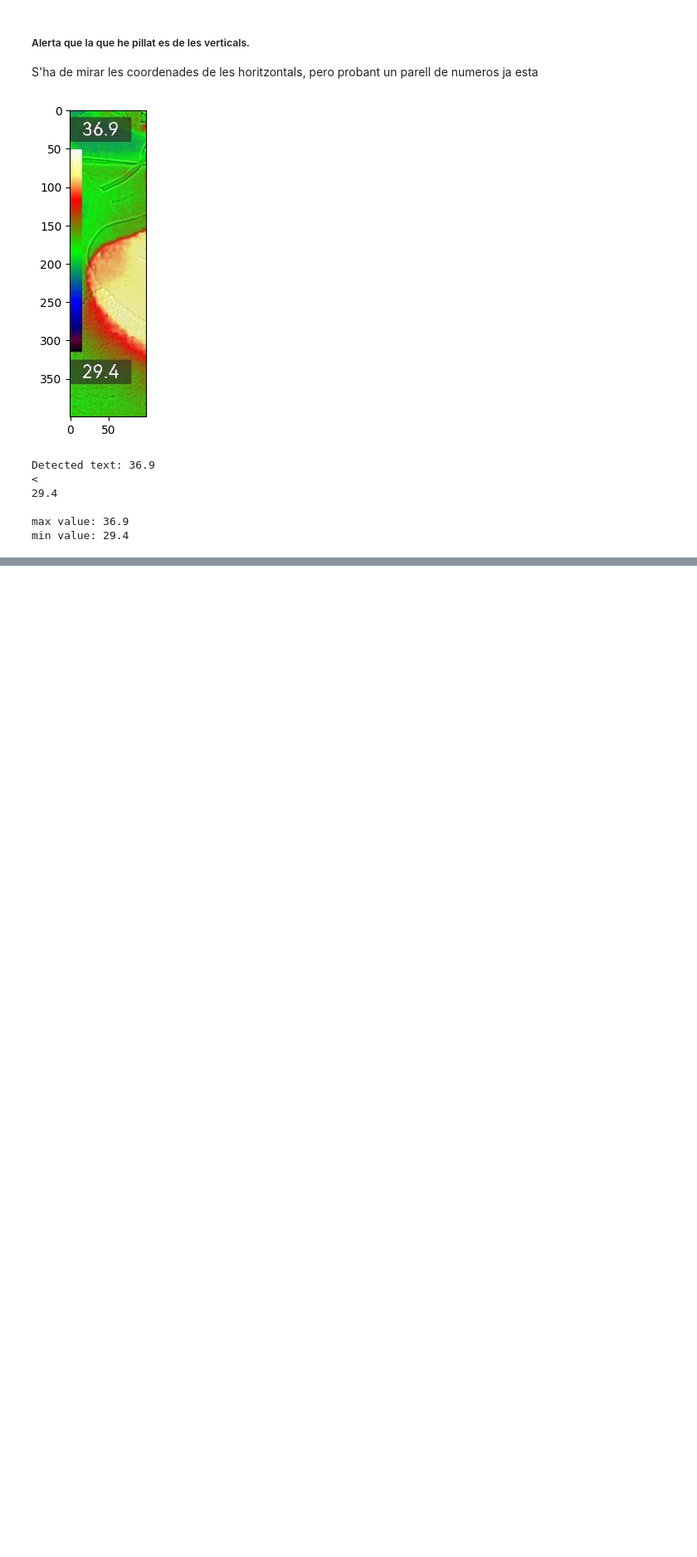
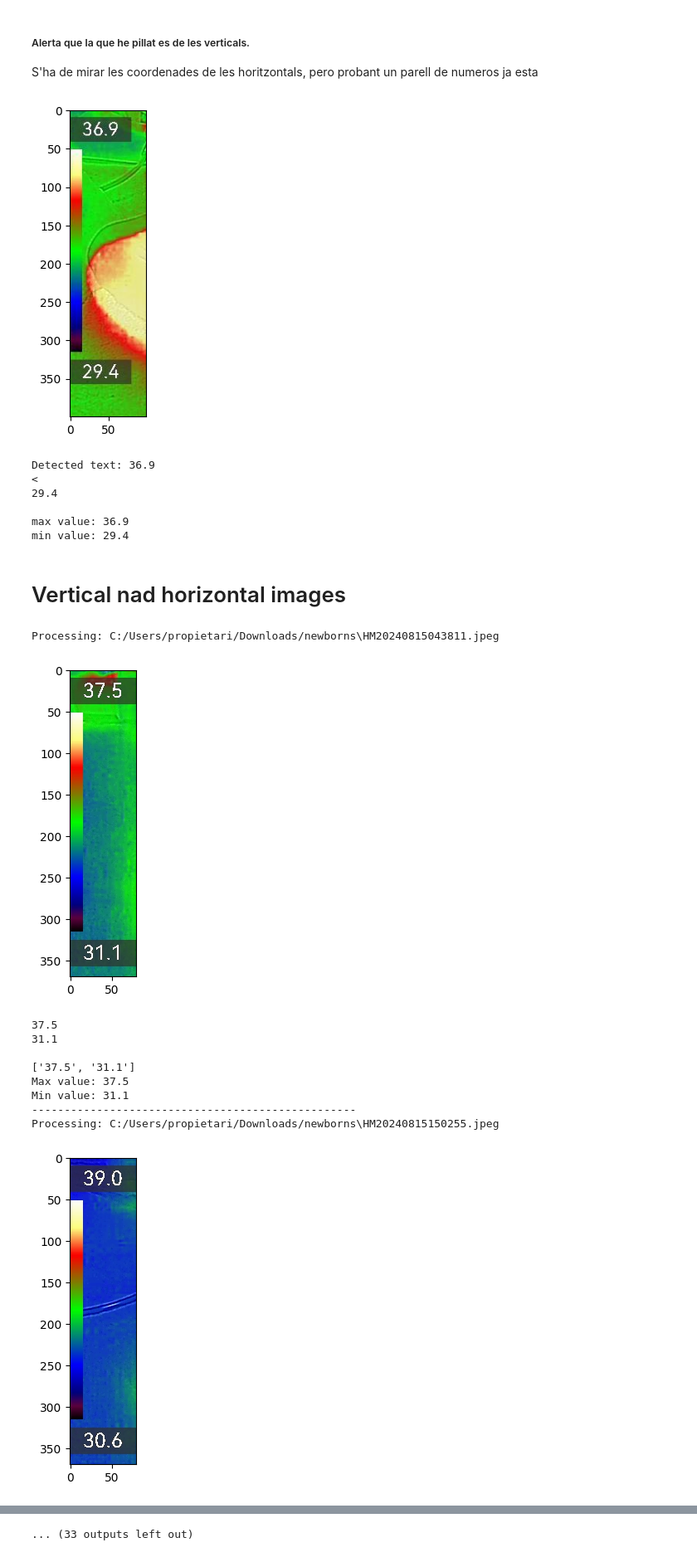
Before and after one commit to Martinacarretta/synthesisII, a Jupyter notebook: temp.ipynb, the cells around one changed output, grey strips where cells are left out. Shown at 83% size. Saved outputs shown, nothing was run; the diff lists cells and outputs as text; code cells hidden in the pictures; blank space fills up the shorter version.

```diff
--- a/temp.ipynb
+++ b/temp.ipynb
@@ -45,3 +45,81 @@ Detected text: 36.9
 
 max value: 36.9
 min value: 29.4
+# %% [markdown]
+# Vertical nad horizontal images
+# %%
+import cv2
+import matplotlib.pyplot as plt
+import pytesseract
+import re
+import glob
+
+# Path to the folder containing images
+folder_path = "C:/Users/propietari/Downloads/newborns/*.jpeg"
+
+# Get a list of all image files in the folder
+image_paths = glob.glob(folder_path)
+
+# Define the region of interest (ROI)
+x, y, w, h = 10, 130, 80, 370
+
+def fix_missing_decimal(num_str):
+    if num_str.isdigit() and len(num_str) == 3:  # Check if it's an integer with 3 digits
+        return f"{num_str[:-1]}.{num_str[-1]}"  # Insert decimal before the last digit
+    return num_str  # Otherwise, return as is
+
+def is_valid_float(num_str):
+    return '.' in num_str and num_str.replace('.', '', 1).isdigit()
+
+# Iterate through each image in the folder
+for path in image_paths:
+    print(f"Processing: {path}")
+
+    # Load the image
+    image = cv2.imread(path)
+    if image is None:
+        print(f"Error loading image: {path}")
+        continue
+
+    # Select the region of interest
+    square_region = image[y:y+h, x:x+w]
+
+    # Plot the region
+    plt.imshow(cv2.cvtColor(square_region, cv2.COLOR_BGR2RGB))
+    plt.show()
+
+    # Preprocess the image (convert to grayscale and apply thresholding)
+    gray = cv2.cvtColor(square_region, cv2.COLOR_BGR2GRAY)
+    _, thresh = cv2.threshold(gray, 150, 255, cv2.THRESH_BINARY_INV)
+
+    # Use Tesseract OCR to extract text
+    custom_config = r'--oem 3 --psm 6'
+    text = pytesseract.image_to_string(thresh, config=custom_config)
+    print(text)
+
+    # Extract numeric values (including possible missing dots)
+    raw_numbers = re.findall(r"\d+\.?\d*", text)
+    print(raw_numbers)
+
+    clean_numbers = [fix_missing_decimal(num.rstrip('.')) for num in raw_numbers]
+    clean_numbers = [num for num in clean_numbers if is_valid_float(num)]
+
+    if len(clean_numbers) >= 2:
+        print("Max value:", max(clean_numbers))
+        print("Min value:", min(clean_numbers))
+    else:
+        print("Warning: Could not extract enough valid numbers.")
+
+    print("-" * 50)  # Separator for readability
+# %% [output]
+Processing: C:/Users/propietari/Downloads/newborns\HM20240815043811.jpeg
+[figure, added]
+37.5
+31.1
+
+['37.5', '31.1']
+Max value: 37.5
+Min value: 31.1
+--------------------------------------------------
+Processing: C:/Users/propietari/Downloads/newborns\HM20240815150255.jpeg
+[figure, added]
@@ -47,0 +167 @@ min value: 29.4
+... (33 outputs left out)
```
Also changed, not shown: parts of 1 cell of this notebook.
